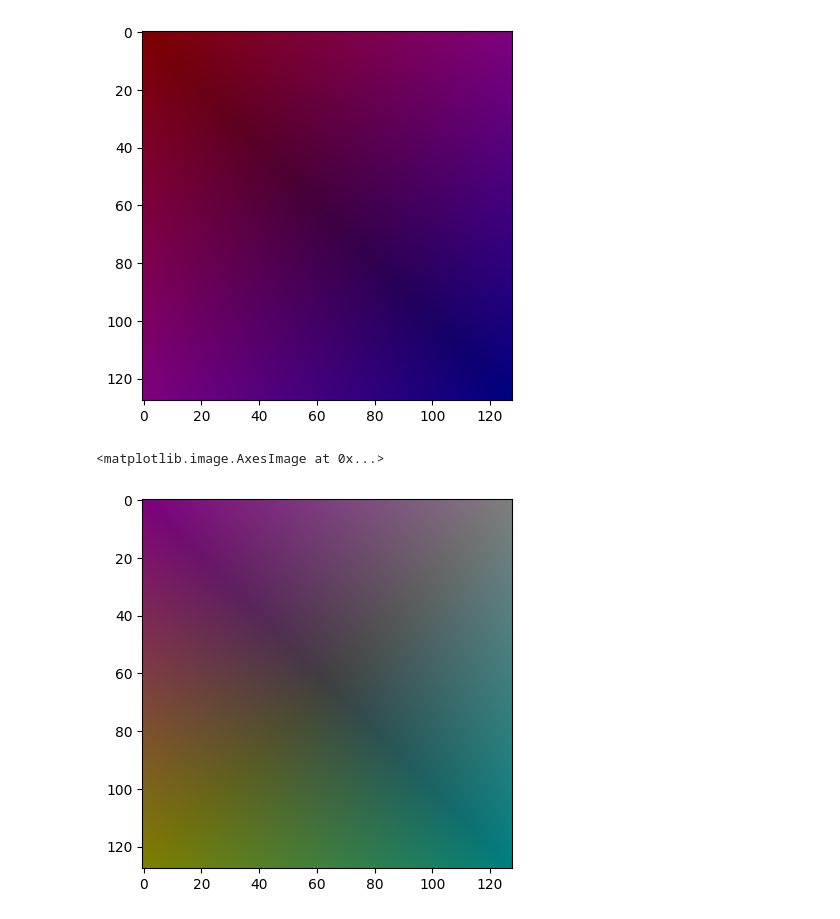
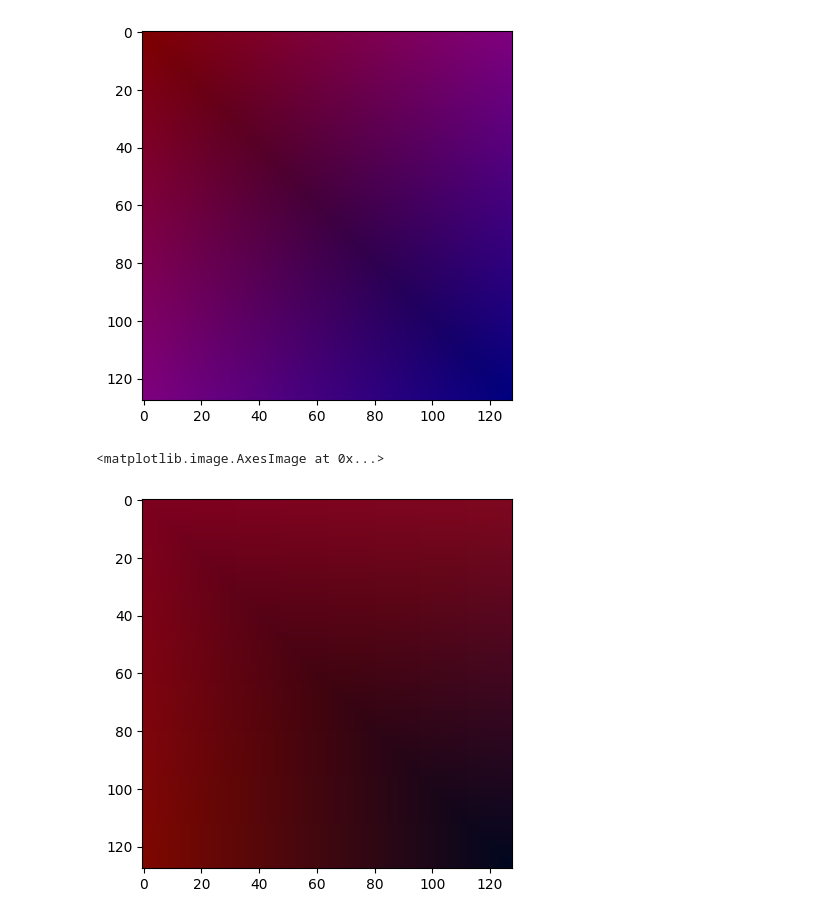
Before and after one commit to rir001/SEP_projects, a Jupyter notebook: images/image_calibrator.ipynb, the cells around one changed output. Saved outputs shown, nothing was run; the diff lists cells and outputs as text; code cells hidden in the pictures.

```diff
--- a/images/image_calibrator.ipynb
+++ b/images/image_calibrator.ipynb
@@ -32,15 +32,15 @@ plt.imshow(base)
 # %%
 # base[:, :, 0] = np.vstack((np.hstack((grandient[::2, ::2], grandient[::2, ::-2])), np.hstack((grandient[::-2, ::2], grandient[::-2, ::-2]))))
 base[:, :, 0] = grandient[::-1, ::-1]
 base[:, :, 0] *= 1
-base[:, :, 1] = grandient
+base[:, :, 1] = grandient / 2**4
 base[:, :, 1] *= 1
-base[:, :, 2] = grandient[::-1]
+base[:, :, 2] = grandient[::-1] / 2**2
 base[:, :, 2] *= 1
 
 plt.imshow(base)
 # %% [output]
 <matplotlib.image.AxesImage at 0x...>
-[figure, old version]
+[figure, new version]
 # %%
 plt.imsave('gradient.png', base)
```
Also changed, not shown: 3 other files.
